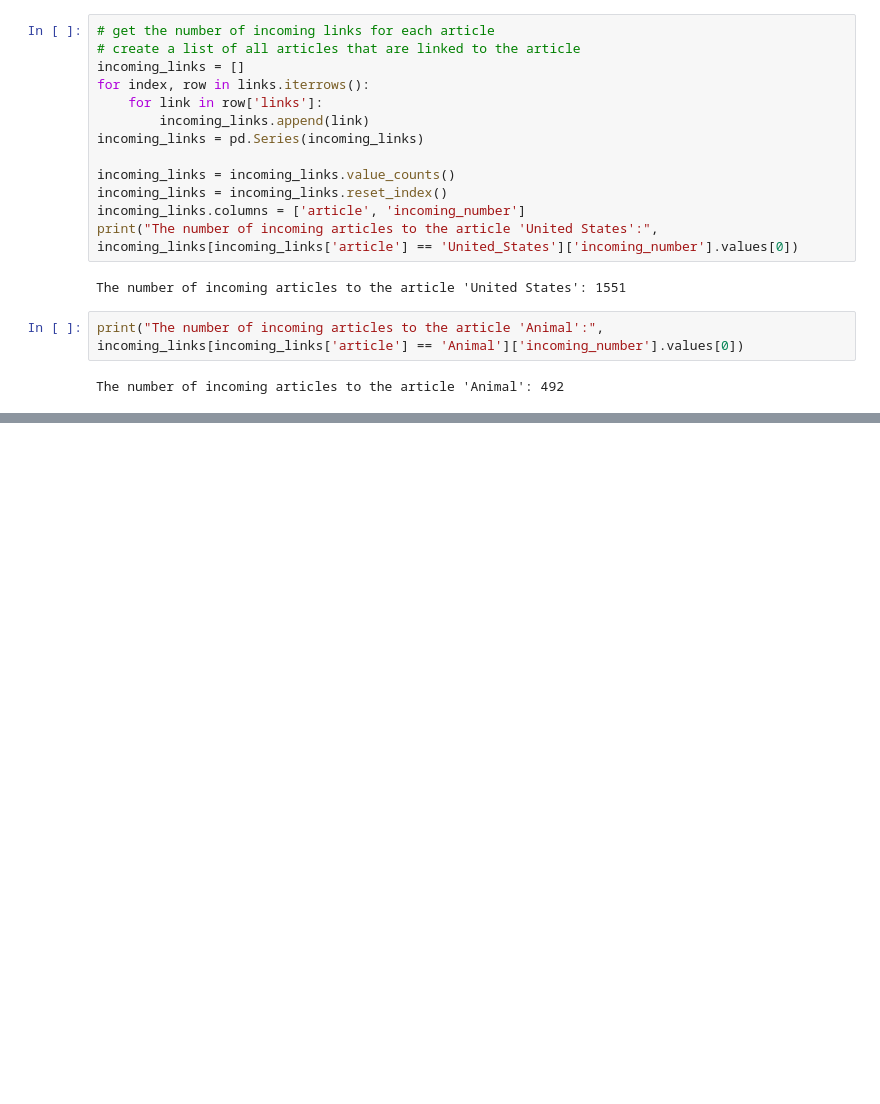
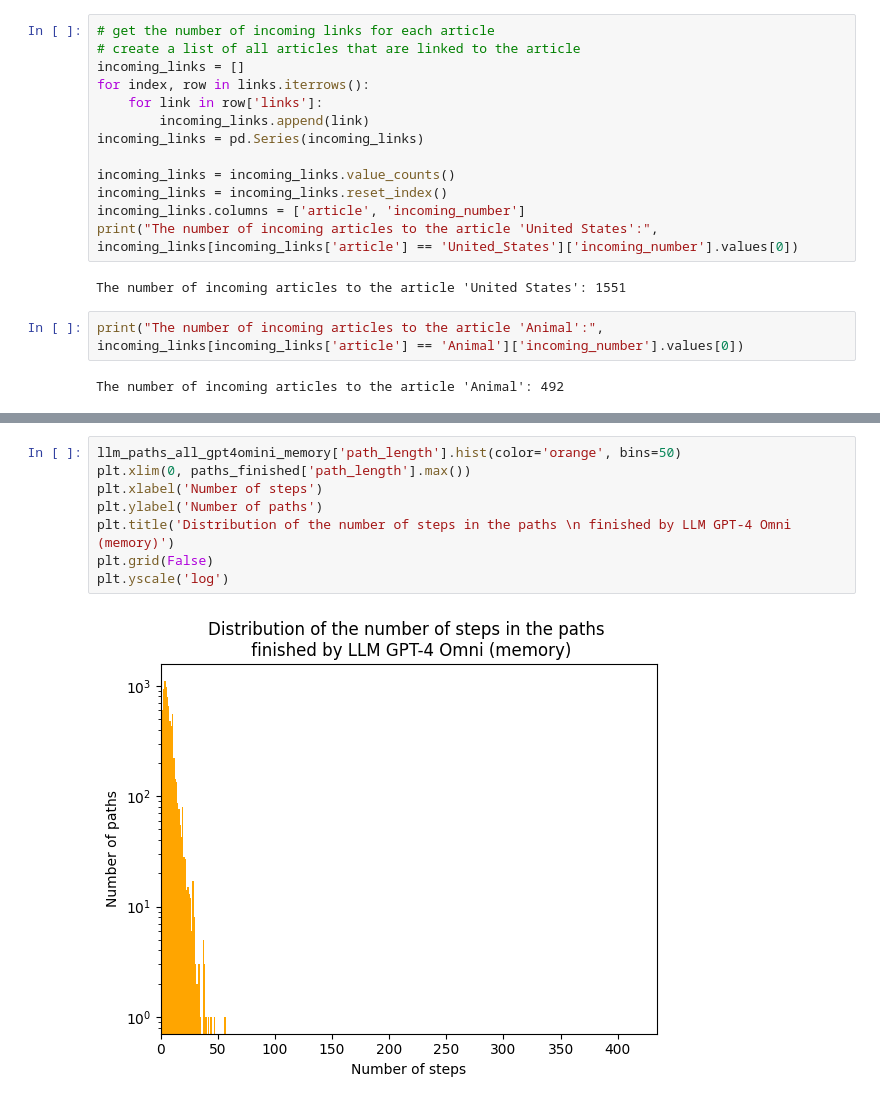
Before and after one commit to epfl-ada/ada-2024-project-adaspeedia, a Jupyter notebook: questions.ipynb, the cells around one changed output, grey strips where cells are left out. Drawn from its saved outputs; the diff is of its cells as text; blank space fills up the shorter version.

```diff
--- a/questions.ipynb
+++ b/questions.ipynb
@@ -528,0 +570,10 @@ The number of incoming articles to the article 'Animal': 492
+# %%
+llm_paths_all_gpt4omini_memory['path_length'].hist(color='orange', bins=50)
+plt.xlim(0, paths_finished['path_length'].max())
+plt.xlabel('Number of steps')
+plt.ylabel('Number of paths')
+plt.title('Distribution of the number of steps in the paths \n finished by LLM GPT-4 Omni (memory)')
+plt.grid(False)
+plt.yscale('log')
+# %% [output]
+[figure, added]
```
Also changed, not shown: parts of 22 cells of this notebook.
